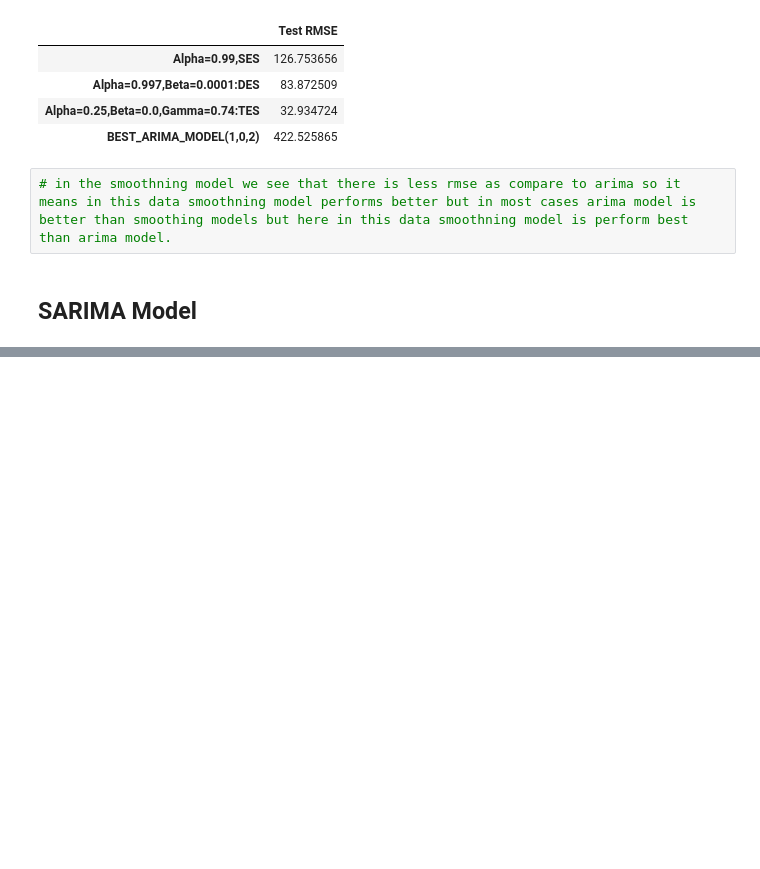
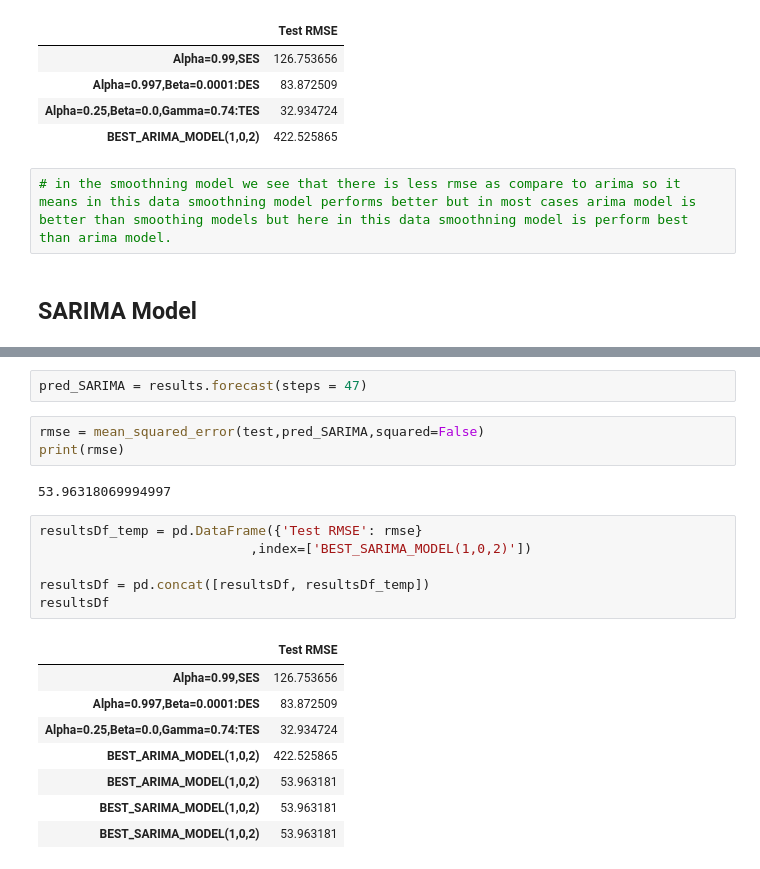
Before and after one commit to KomalKashani/CLASS_NOTES, a Jupyter notebook: Machine Learning/Time Series Forecasting/Time Series Forecasting.ipynb, the cells around one changed output, grey strips where cells are left out. Cells and saved outputs as stored; diff of their text form; blank space fills up the shorter version.

```diff
--- a/Machine Learning/Time Series Forecasting/Time Series Forecasting.ipynb
+++ b/Machine Learning/Time Series Forecasting/Time Series Forecasting.ipynb
@@ -769,0 +868,22 @@ resultsDf
+# %%
+pred_SARIMA = results.forecast(steps = 47)
+# %%
+rmse = mean_squared_error(test,pred_SARIMA,squared=False)
+print(rmse)
+# %% [output]
+53.96318069994997
+# %%
+resultsDf_temp = pd.DataFrame({'Test RMSE': rmse}
+                           ,index=['BEST_SARIMA_MODEL(1,0,2)'])
+
+resultsDf = pd.concat([resultsDf, resultsDf_temp])
+resultsDf
+# %% [output]
+|  | Test RMSE |
+| Alpha=0.99,SES | 126.753656 |
+| Alpha=0.997,Beta=0.0001:DES | 83.872509 |
+| Alpha=0.25,Beta=0.0,Gamma=0.74:TES | 32.934724 |
+| BEST_ARIMA_MODEL(1,0,2) | 422.525865 |
+| BEST_ARIMA_MODEL(1,0,2) | 53.963181 |
+| BEST_SARIMA_MODEL(1,0,2) | 53.963181 |
+| BEST_SARIMA_MODEL(1,0,2) | 53.963181 |
```
Also changed, not shown: parts of 11 cells of this notebook.
